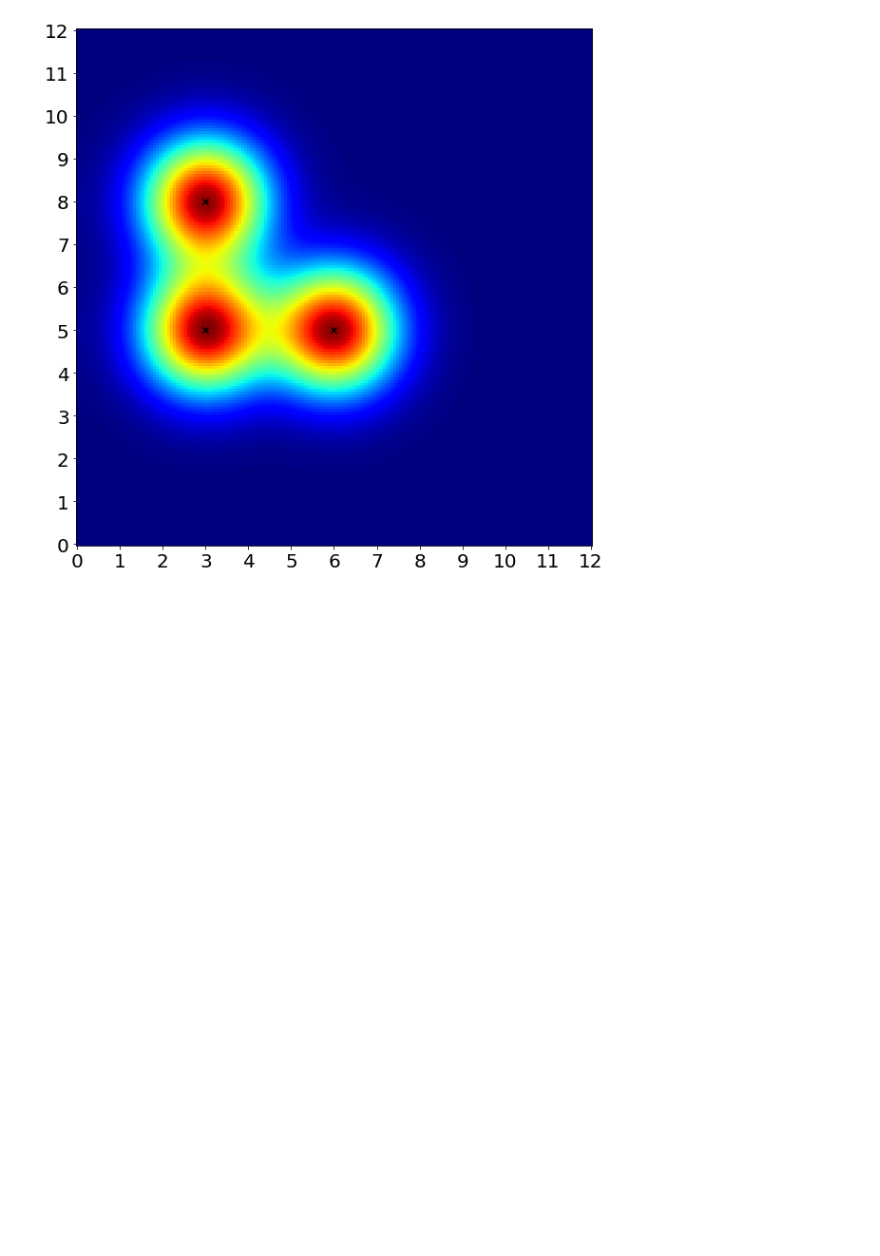
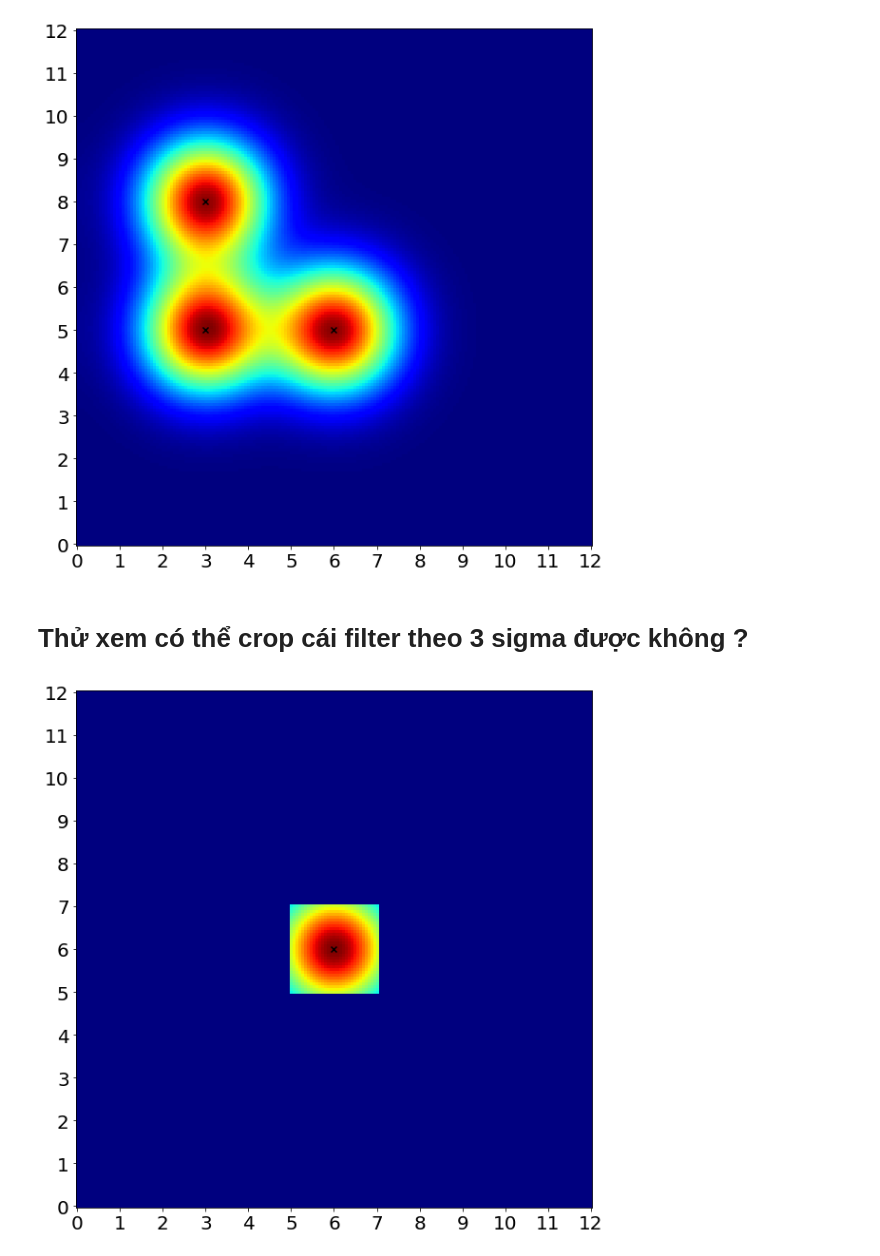
Before and after one commit to ttpro1995/study_notebook, a Jupyter notebook: crowd_counting/explain_ground_truth.ipynb, the cells around one changed output. Saved outputs shown, nothing was run; the diff lists cells and outputs as text; code cells hidden in the pictures; blank space fills up the shorter version.

Commit message:
3sd truncate

```diff
--- a/crowd_counting/explain_ground_truth.ipynb
+++ b/crowd_counting/explain_ground_truth.ipynb
@@ -85,3 +85,17 @@ Kết hợp lại theo phép cộng
 plot_gaussian_blur_with_center_x(m1+m2+m3,  m1_blur + m2_blur + m3_blur, "p123")
 # %% [output]
 [figure]
+# %% [markdown]
+# Thử xem có thể crop cái filter theo 3 sigma được không ?
+# %%
+def create_point_with_blur_t(x, y, truncate_by_sd):
+    m = np.zeros((181, 181))
+    m[x*15, (12-y)*15] = 1
+    m_blur = scipy.ndimage.filters.gaussian_filter(m, 15, truncate=truncate_by_sd)
+    return m, m_blur
+# %%
+mt1, mt1_blur = create_point_with_blur_t(6, 6, 1)
+# %%
+plot_gaussian_blur_with_center_x(mt1,  mt1_blur, None)
+# %% [output]
+[figure, added]
```
Also changed, not shown: parts of 4 cells of this notebook.
